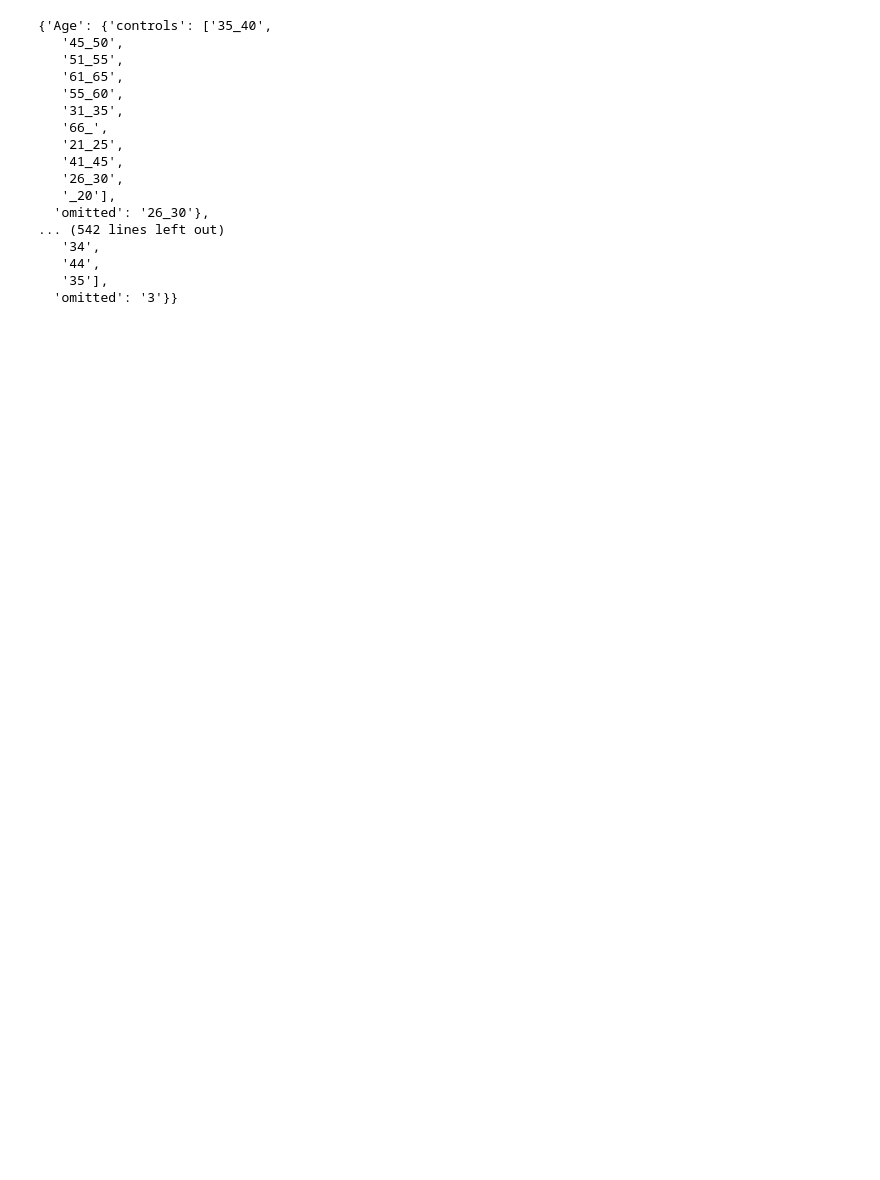
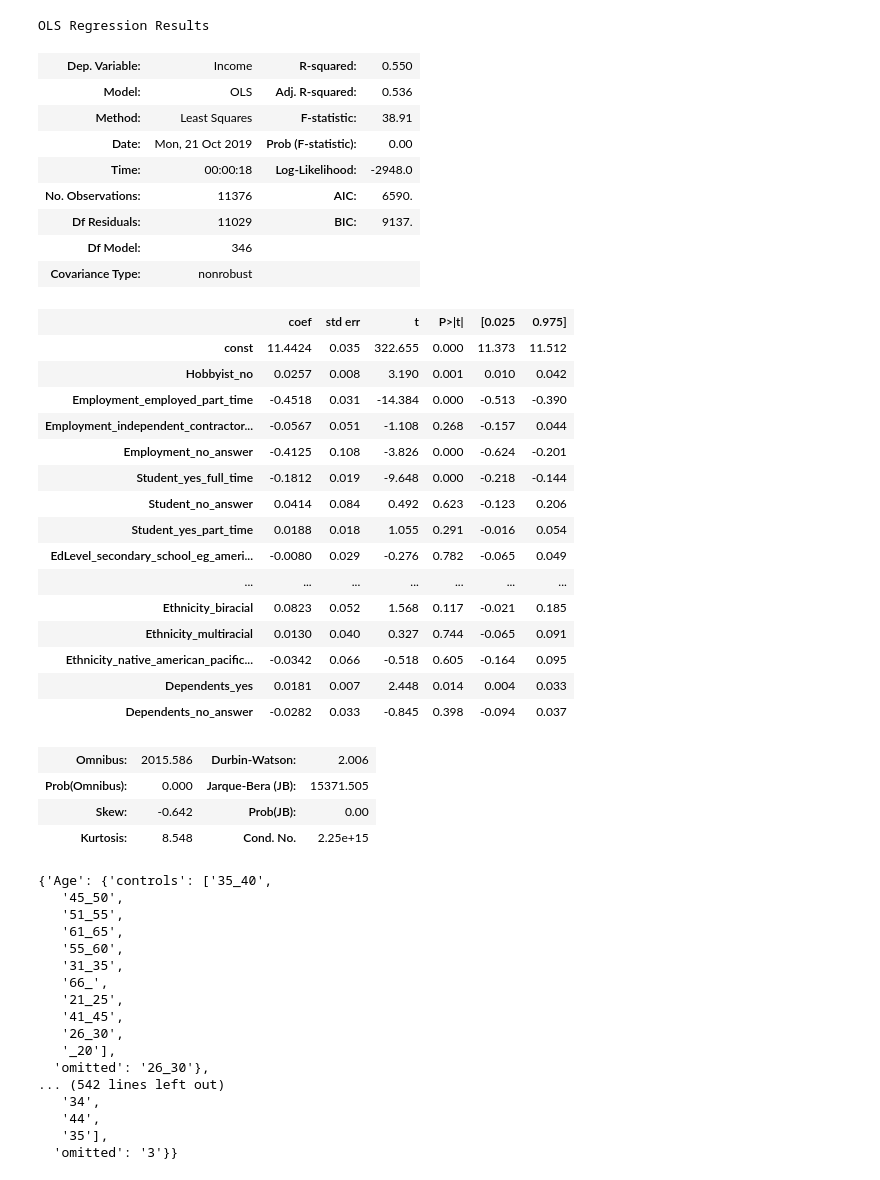
Before and after one commit to whoisnnamdi/highest-paid-software-developer-2019, a Jupyter notebook: dev-pay.ipynb, the cells around one changed output. Saved outputs shown, nothing was run; the diff lists cells and outputs as text; code cells hidden in the pictures; blank space fills up the shorter version.

```diff
--- a/dev-pay.ipynb
+++ b/dev-pay.ipynb
@@ -95,7 +99,7 @@ data_2019 = data_2019[data_2019["EdLevel"] != "I never completed any formal educ
 
 data_2019 = data_2019.fillna("no_answer")
 
-num_columns = ["Age", "Age1stCode", "YearsCode", "WorkWeekHrs", "CodeRevHrs"]
+num_columns = ["Age", "Age1stCode", "YearsCode", "YearsCodePro", "WorkWeekHrs", "CodeRevHrs"]
 
 # Convert numeric columns to int
 for col in num_columns:
@@ -132,9 +136,36 @@ code_rev_hour_buckets = np.array([-1001,0,1,2,3,4,5,6,7,8,9,10,15,20,200])
 data_2019["Age"] = pd.cut(data_2019["Age"], age_buckets, labels=age_labels).astype("str")
 data_2019["Age1stCode"] = pd.cut(data_2019["Age1stCode"], age_buckets, labels=age_labels).astype("str")
 data_2019["YearsCode"] = pd.cut(data_2019["YearsCode"], year_buckets, labels=year_labels).astype("str")
+data_2019["YearsCodePro"] = pd.cut(data_2019["YearsCodePro"], year_buckets, labels=year_labels).astype("str")
 data_2019["WorkWeekHrs"] = pd.cut(data_2019["WorkWeekHrs"], work_week_hour_buckets, labels=work_week_hour_labels).astype("str")
 data_2019["CodeRevHrs"] = pd.cut(data_2019["CodeRevHrs"], code_rev_hour_buckets, labels=code_rev_hour_labels).astype("str")
 # %%
 controls = create_controls(data_2019, "Income")
 # %%
 data_2019 = design_matrix(data_2019, controls)
+# %%
+test = "Ethnicity"
+
+for c in controls[test]["controls"]:
+    if c != controls[test]["omitted"]:
+        X, Y = data_2019.drop("Income", axis=1).astype(float).copy(), data_2019["Income"].copy()
+
+        t = test + "_" + c
+
+        T = X[t]
+        X = X.drop(t, axis=1)
+        clf = LassoCV(cv=5, max_iter=10000, selection="random", n_jobs=-1)
+
+        sfm = SelectFromModel(clf)
+
+        H, K = sfm.fit(X.drop([x for x in X.columns if test in x], axis=1), Y).get_support(), sfm.fit(X.drop([x for x in X.columns if test in x], axis=1), T).get_support()
+
+        U = H | K
+
+        X_U = X[np.unique(np.append(X.drop([x for x in X.columns if test in x], axis=1).columns[U], [x for x in X.columns if test in x]))].copy()
+
+        X_U.loc[:, t] = T.copy()
+
+        X_U = sm.add_constant(X_U)
+        est = sm.OLS(endog=Y, exog=X_U).fit()
+        print(t, est.params[-1], est.bse[-1]*1.96)
@@ -141,3 +182,38 @@ data_2019 = design_matrix(data_2019, controls)
+# %%
+est = sm.OLS(endog=data_2019["Income"], exog=sm.add_constant(data_2019.drop("Income", axis=1))).fit()
+# %%
+est.summary()
+# %% [output]
+OLS Regression Results
+| Dep. Variable: | Income | R-squared: | 0.550 |
+| Model: | OLS | Adj. R-squared: | 0.536 |
+| Method: | Least Squares | F-statistic: | 38.91 |
+| Date: | Mon, 21 Oct 2019 | Prob (F-statistic): | 0.00 |
+| Time: | 00:00:18 | Log-Likelihood: | -2948.0 |
+| No. Observations: | 11376 | AIC: | 6590. |
+| Df Residuals: | 11029 | BIC: | 9137. |
+| Df Model: | 346 |  |  |
+| Covariance Type: | nonrobust |  |  |
+|  | coef | std err | t | P>|t| | [0.025 | 0.975] |
+| const | 11.4424 | 0.035 | 322.655 | 0.000 | 11.373 | 11.512 |
+| Hobbyist_no | 0.0257 | 0.008 | 3.190 | 0.001 | 0.010 | 0.042 |
+| Employment_employed_part_time | -0.4518 | 0.031 | -14.384 | 0.000 | -0.513 | -0.390 |
+| Employment_independent_contractor... | -0.0567 | 0.051 | -1.108 | 0.268 | -0.157 | 0.044 |
+| Employment_no_answer | -0.4125 | 0.108 | -3.826 | 0.000 | -0.624 | -0.201 |
+| Student_yes_full_time | -0.1812 | 0.019 | -9.648 | 0.000 | -0.218 | -0.144 |
+| Student_no_answer | 0.0414 | 0.084 | 0.492 | 0.623 | -0.123 | 0.206 |
+| Student_yes_part_time | 0.0188 | 0.018 | 1.055 | 0.291 | -0.016 | 0.054 |
+| EdLevel_secondary_school_eg_ameri... | -0.0080 | 0.029 | -0.276 | 0.782 | -0.065 | 0.049 |
+| ... | ... | ... | ... | ... | ... | ... |
+| Ethnicity_biracial | 0.0823 | 0.052 | 1.568 | 0.117 | -0.021 | 0.185 |
+| Ethnicity_multiracial | 0.0130 | 0.040 | 0.327 | 0.744 | -0.065 | 0.091 |
+| Ethnicity_native_american_pacific... | -0.0342 | 0.066 | -0.518 | 0.605 | -0.164 | 0.095 |
+| Dependents_yes | 0.0181 | 0.007 | 2.448 | 0.014 | 0.004 | 0.033 |
+| Dependents_no_answer | -0.0282 | 0.033 | -0.845 | 0.398 | -0.094 | 0.037 |
+| Omnibus: | 2015.586 | Durbin-Watson: | 2.006 |
+| Prob(Omnibus): | 0.000 | Jarque-Bera (JB): | 15371.505 |
+| Skew: | -0.642 | Prob(JB): | 0.00 |
+| Kurtosis: | 8.548 | Cond. No. | 2.25e+15 |
 # %%
 controls
 # %% [output]
```
Also changed, not shown: parts of 5 cells of this notebook.
